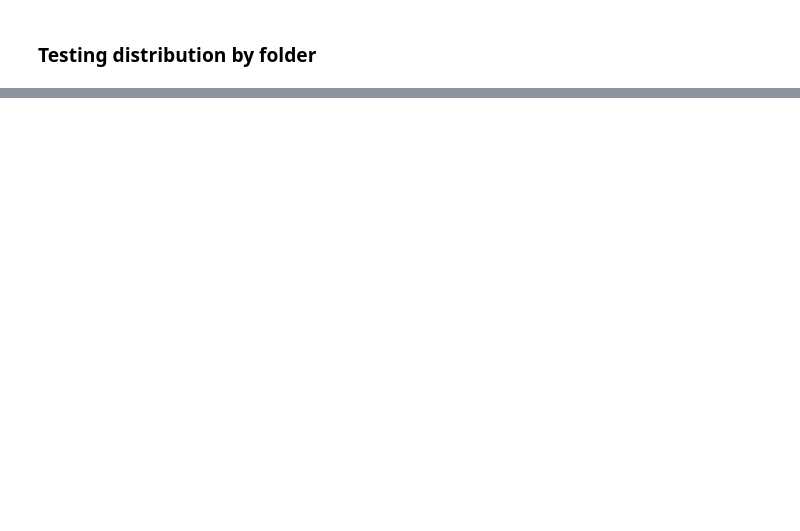
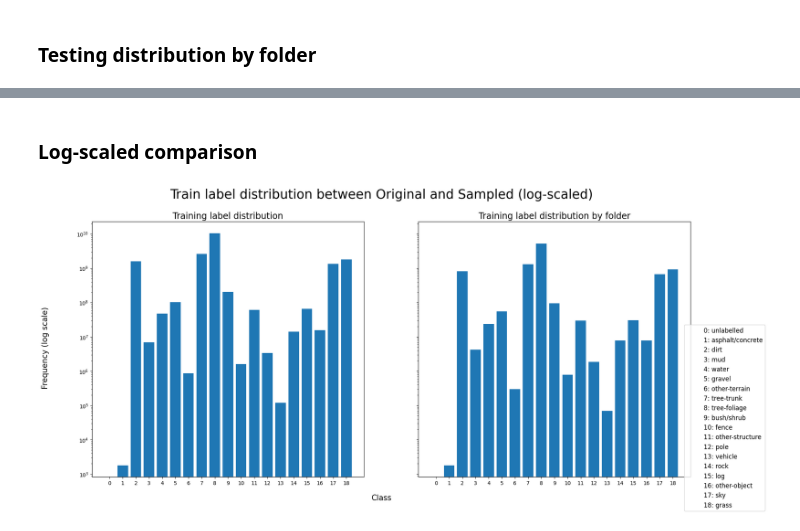
Before and after one commit to liam0414/COMP9517-Project, a Jupyter notebook: eda.ipynb, the cells around one changed output, grey strips where cells are left out. Saved outputs shown, nothing was run; the diff lists cells and outputs as text; code cells hidden in the pictures; blank space fills up the shorter version.

```diff
--- a/eda.ipynb
+++ b/eda.ipynb
@@ -50,21 +51,20 @@ METAINFO = {
     ],
     "cidx": list(range(19))
 }
-# %%
-import pandas as pd
-def load_and_sample_data(file_path, sample_fraction=1):
-    df = pd.read_csv(file_path)
-    sampled_df = df.sample(frac=sample_fraction, random_state=42)
-    return sampled_df
-
-PATH = ''
-def get_dfs(sample_fraction=1):
-    train_df = load_and_sample_data(PATH + 'train.csv', sample_fraction)
-    val_df   = load_and_sample_data(PATH + 'val.csv'  , sample_fraction)
-    test_df  = load_and_sample_data(PATH + 'test.csv' , sample_fraction)
-    return (train_df, val_df, test_df)
-
-train_df, val_df, test_df = get_dfs(1)
+# %%
+def load_and_sample_data(file_path=1):
+    df = pd.read_csv(file_path)
+    sampled_df = df.sample(frac=sample_fraction, random_state=42)
+    return sampled_df
+
+PATH = ''
+def get_dfs():
+    train_df = pd.read_csv(PATH + 'train.csv')
+    val_df   = pd.read_csv(PATH + 'val.csv'  )
+    test_df  = pd.read_csv(PATH + 'test.csv' )
+    return (train_df, val_df, test_df)
+
+train_df, val_df, test_df = get_dfs()
 # %%
 import os
 BIN_PATH = 'bin/'
@@ -247,0 +368,5 @@ plot_folder_distributions(
+# %%
+train_labels_sampled, train_indx_sampled = get_labels_sampled(
+    train_df, train_labels, frac=0.5, seed=100
+)
+print_sampling_info(train_labels, train_labels_sampled, "train", id_labels)
@@ -247,0 +391,14 @@ plot_folder_distributions(
+# %% [markdown]
+### Log-scaled comparison
+# %%
+plot_multiple_distributions(
+    [train_labels, train_labels_sampled],
+    "Train label distribution between Original and Sampled",
+    subtitles=["Training label distribution", "Training label distribution by folder"],
+    labels=id_labels,
+    x_axis_factor=1.4,
+    y_axis_factor=0.6,
+    sharey=True
+)
+# %% [output]
+[figure, added]
```
Also changed, not shown: parts of 23 cells of this notebook.
